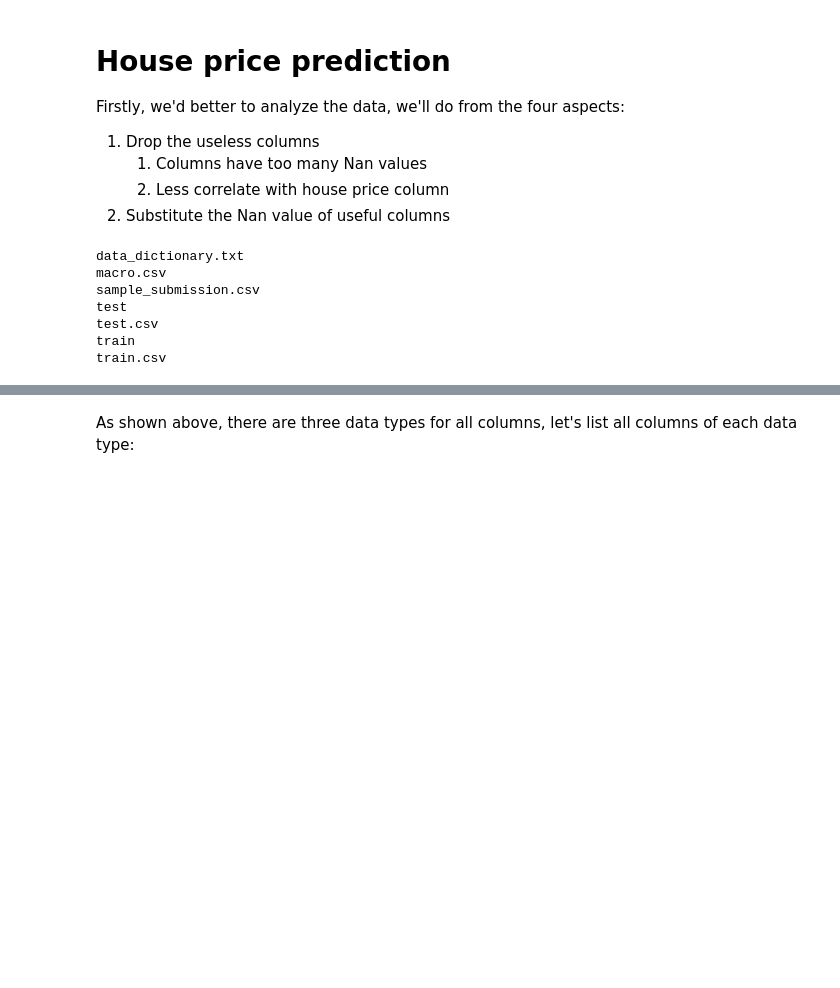
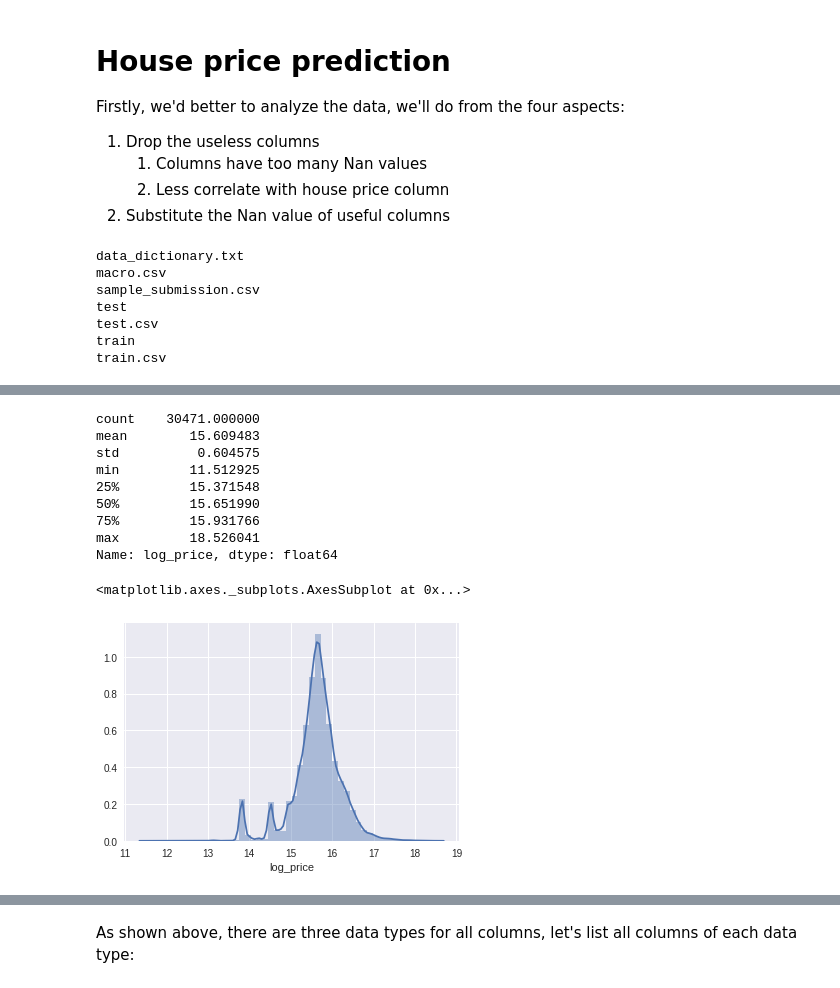
Before and after one commit to xingjun415/SberbankRussianHousingMarket, a Jupyter notebook: working/notebook.ipynb, the cells around one changed output, grey strips where cells are left out. Cells and saved outputs as stored; diff of their text form; code cells hidden in the pictures; blank space fills up the shorter version.

```diff
--- a/working/notebook.ipynb
+++ b/working/notebook.ipynb
@@ -42,0 +77,16 @@ train_dataset_org.head()
+# %%
+train_dataset['log_price'] = np.log(train_dataset['price_doc'])
+print(train_dataset['log_price'].describe())
+sns.distplot(train_dataset['log_price'])
+# %% [output]
+count    30471.000000
+mean        15.609483
+std          0.604575
+min         11.512925
+25%         15.371548
+50%         15.651990
+75%         15.931766
+max         18.526041
+Name: log_price, dtype: float64
+<matplotlib.axes._subplots.AxesSubplot at 0x...>
+[figure, added]
```
Also changed, not shown: parts of 20 cells of this notebook.
